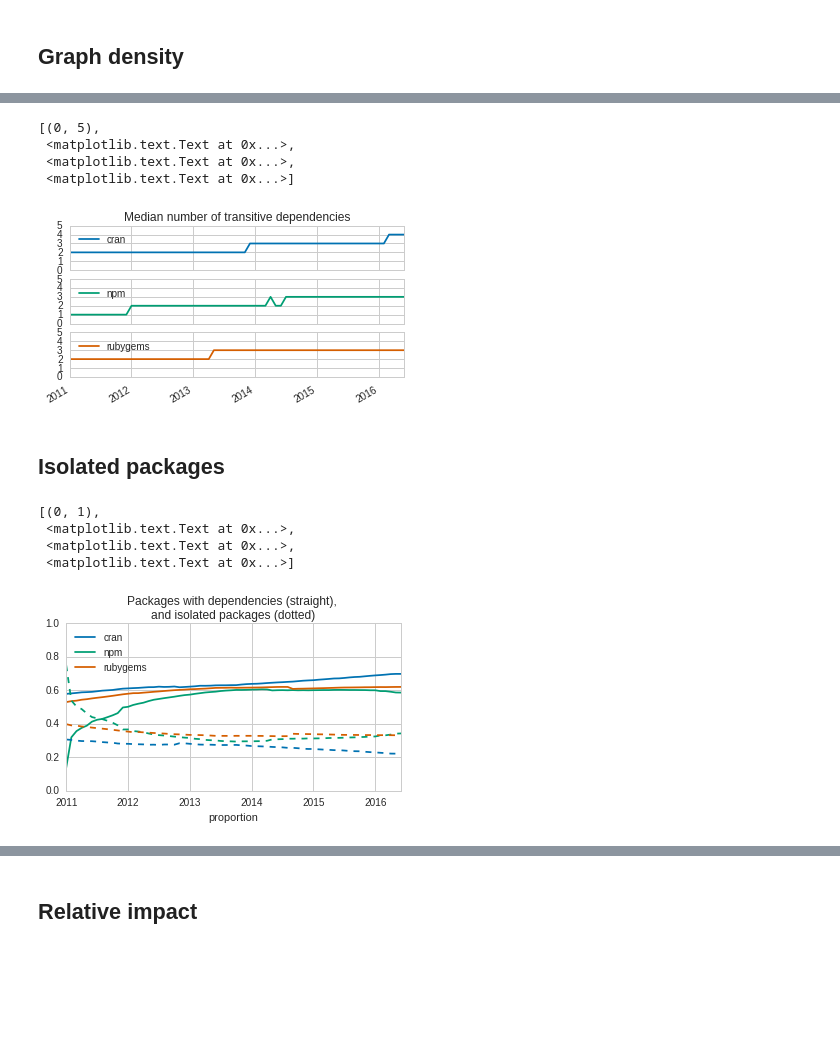
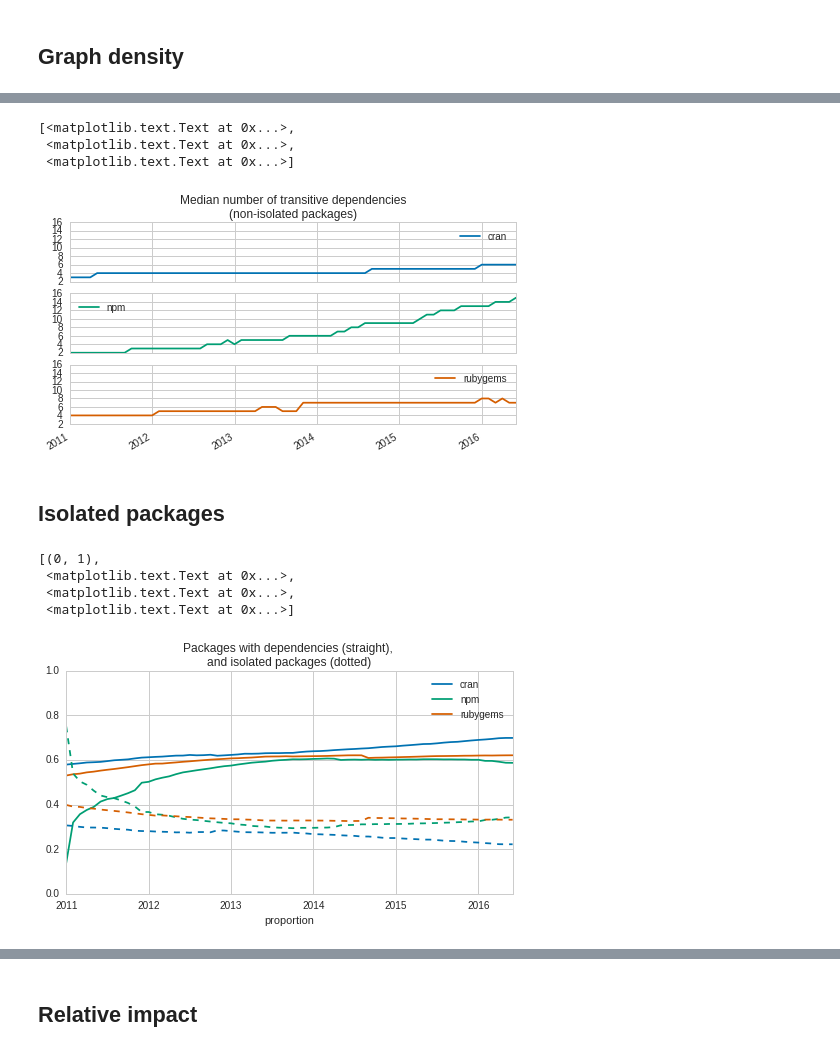
Before and after one commit to AlexandreDecan/ecos-emse, a Jupyter notebook: notebooks/Graphs metrics.ipynb, the cells around one changed output, grey strips where cells are left out. Saved outputs shown, nothing was run; the diff lists cells and outputs as text; code cells hidden in the pictures; blank space fills up the shorter version.

Commit message:
Distribution of # dependencies

```diff
--- a/notebooks/Graphs metrics.ipynb
+++ b/notebooks/Graphs metrics.ipynb
@@ -21,3 +19,5 @@ FIG_SIZE = (6, 3)
+# %%
+FIG_SIZE = (8, 4)
 # %%
 graphs = collections.OrderedDict()
 
@@ -126,0 +127,30 @@ ax.set(
+# %%
+data = []
+
+for ecosystem in ECOSYSTEMS:
+    graph = graphs[ecosystem][DATE_RANGE[-1]]
+
+    for node in graph.vs:
+        if node['in'] + node['out'] == 0:
+            continue
+
+        data.append((
+            ecosystem,
+            node['in'],
+            node['out'],
+            node['tr-in'],
+            node['tr-out']
+        ))
+
+data = (
+    pandas.DataFrame.from_records(
+        data,
+        columns=['ecosystem', 'in', 'out', 'tr-in', 'tr-out']
+    )
+    .pipe(
+        pandas.melt,
+        id_vars='ecosystem',
+        value_vars=['in', 'out', 'tr-in', 'tr-out'],
+        var_name='kind'
+    )
+)
@@ -127,25 +184,25 @@ ax.set(
 # %%
 df = pandas.DataFrame(index=DATE_RANGE, columns=ECOSYSTEMS)
 
 for ecosystem, dates in graphs.items():
     for date, graph in dates.items():
-        df.loc[date, ecosystem] = numpy.median(graph.vs['tr-out'])
+        df.loc[date, ecosystem] = numpy.median(
+            [v['tr-out'] for v in graph.vs if v['in'] + v['out'] > 0]
+        )
 
 axes = df.plot(subplots=True, sharex=True, sharey=True)
 
 axes[0].figure.set_size_inches(FIG_SIZE)
 axes[0].set(
     xlabel='',
     ylabel='',
-    title='Median number of transitive dependencies',
-    ylim=(0, 5),
+    title='Median number of transitive dependencies\n(non-isolated packages)',
 )
 # %% [output]
-[(0, 5),
- <matplotlib.text.Text at 0x...>,
+[<matplotlib.text.Text at 0x...>,
  <matplotlib.text.Text at 0x...>,
  <matplotlib.text.Text at 0x...>]
-[figure, old version]
+[figure, new version]
 # %% [markdown]
 ## Isolated packages
 # %%
@@ -177,7 +234,7 @@ ax.set(
  <matplotlib.text.Text at 0x...>,
  <matplotlib.text.Text at 0x...>,
  <matplotlib.text.Text at 0x...>]
-[figure, old version]
+[figure, new version]
 # %%
 figure, ax = matplotlib.pyplot.subplots()
 figure.set_size_inches(FIG_SIZE)
```
Also changed, not shown: parts of 11 cells of this notebook.
